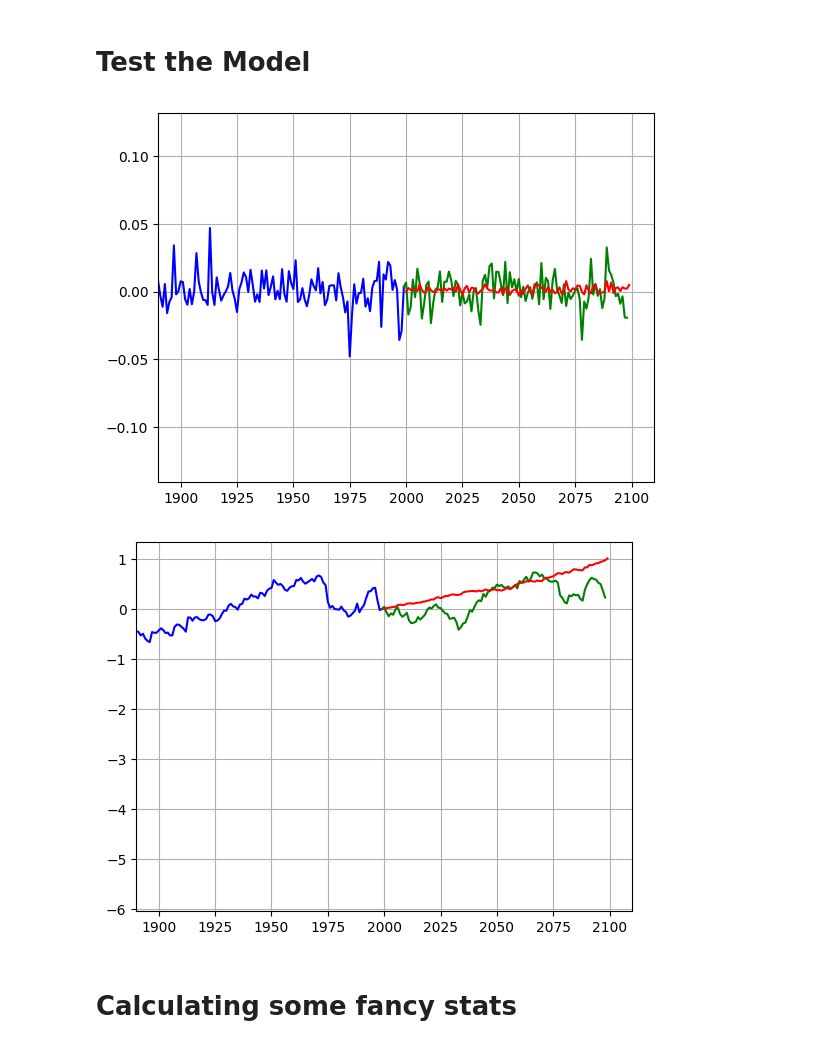
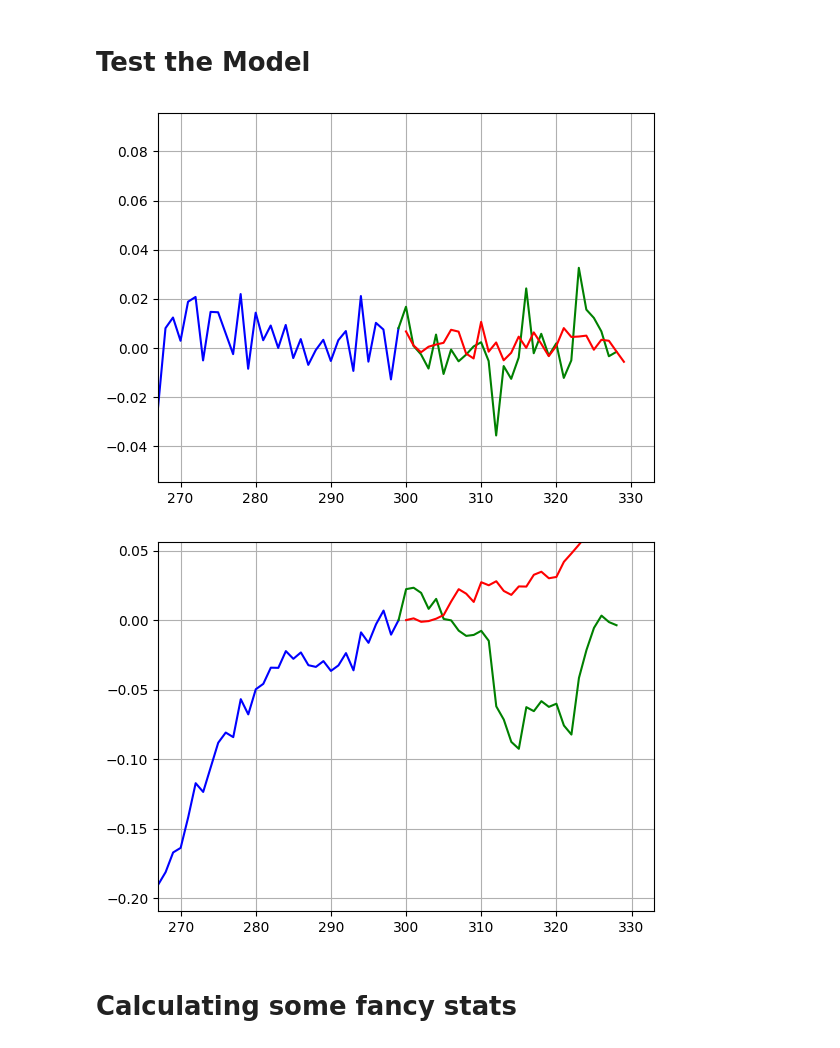
Before and after one commit to FelixCodesTech/Long-Term-Stock-Prediction, a Jupyter notebook: main.ipynb, the cells around one changed output. Cells and saved outputs as stored; diff of their text form; code cells hidden in the pictures.

```diff
--- a/main.ipynb
+++ b/main.ipynb
@@ -8,3 +8,6 @@ from matplotlib import pyplot as plt
 from sklearn.model_selection import train_test_split
 from sklearn.neural_network import MLPRegressor
 from sklearn.metrics import mean_squared_error
+# %%
+data = getRelativeStockData('AAPL', '2020-01-01')
+scrollData(data).columns
@@ -74,21 +120,24 @@ def unrelativizeDataArray(data):
 # Prepare Data
 # %%
 # Get Data for AAPL
-data = getRelativeStockData("AAPL", "2010-1-1", interval="1d")
+data = getRelativeStockData("AAPL", "2020-1-1", interval="1d")
 
 # Some Parameters
-contextWindow=2000
-solutionWindow=100
+contextWindow=300
+solutionWindow=30
 
 # Scroll the data
 data = scrollData(data, contextWindow=contextWindow, solutionWindow=solutionWindow)
+
+# Remove any inf values
+data = data.replace([np.inf, -np.inf], np.nan).dropna()
 
 # Split the data into training and testing data
 train, test = train_test_split(data, test_size=0.1)
 
 # Columns for the context and solution windows
-contextColumns = [f"Context{-i}" for i in range(contextWindow)]
-solutionColumns = [f"Solution{i+1}" for i in range(solutionWindow)]
+contextColumns = data.columns[solutionWindow:]
+solutionColumns = data.columns[:solutionWindow]
 
 # Split X and y
 X_train = train[contextColumns]
@@ -103,7 +152,7 @@ y_test = test[solutionColumns]
 # %%
 # Making the MLP model
 # model = MLPRegressor(hidden_layer_sizes=(1), max_iter=100, verbose=True)
-model = MLPRegressor(hidden_layer_sizes=(100, 100, 100, 100, 100), activation='relu', solver='adam', alpha=0.0001, learning_rate='constant', learning_rate_init=0.001, verbose=True)
+model = MLPRegressor(hidden_layer_sizes=(250, 50, 250, 10), activation='relu', solver='adam', alpha=0.0001, learning_rate='constant', learning_rate_init=0.001, verbose=True, tol=0.000000001, max_iter=500)
 
 
 # Train the model
@@ -130,7 +181,7 @@ MLPRegressor(hidden_layer_sizes=(100, 100, 100, 100, 100), verbose=True)
 # Test the Model
 # %%
 # Get the x'th data point for testing
-whereToPredict = 1 # points before end
+whereToPredict = 5 # points before end
 contextToPredict = data[contextColumns][-1-whereToPredict:-whereToPredict]
 solutionToPredict = data[solutionColumns][-1-whereToPredict:-whereToPredict]
 
@@ -139,7 +190,7 @@ predicitons = model.predict(contextToPredict)
 
 
 # Make the data usefull (reversing etc.)
-plottedContext = contextToPredict.values[0][::-1].reshape(-1, 1)
+plottedContext = contextToPredict.iloc[:, 3*contextWindow:4*contextWindow].values[0][::-1].reshape(-1, 1)
 plottedSolution = solutionToPredict.values.reshape(-1, 1)
 plottedPredictions = predicitons.reshape(-1, 1)
 
@@ -157,32 +208,32 @@ plt.xlim(len(unrelativizeDataArray(plottedContext))-len(unrelativizeDataArray(pl
 
 plt.grid()
 # %% [output]
-[figure, old version]
+[figure, new version]
 # %%
 # Plot the data in green, red, blue
 plt.plot(unrelativizeDataArray(plottedContext) - unrelativizeDataArray(plottedContext)[-1], "blue")
 
 x_values = range(contextWindow - 1, contextWindow + len(plottedSolution) - 1)
 y_values = unrelativizeDataArray(plottedSolution) * (unrelativizeDataArray(plottedContext)[-1] + 1)
 plt.plot(x_values, y_values , "green")
 
 x_values = range(contextWindow, contextWindow + len(plottedPredictions))
 y_values = unrelativizeDataArray(plottedPredictions) * (unrelativizeDataArray(plottedContext)[-1] + 1)
 plt.plot(x_values, y_values, "red")
 
 # Set the x-axis range to zoom from ... to ...
 xlim = len(unrelativizeDataArray(plottedContext))-len(unrelativizeDataArray(plottedPredictions))*1.1, len(unrelativizeDataArray(plottedContext)) + len(unrelativizeDataArray(plottedPredictions)) * 1.1
 plt.xlim(xlim)
 
 # Set the y-axis range to zoom from the minimum to the maximum of all values visible in the plot
 allValuesInPlot = np.append(unrelativizeDataArray(plottedPredictions), unrelativizeDataArray(plottedSolution))
 allValuesInPlot = np.append(allValuesInPlot, (unrelativizeDataArray(plottedContext) - unrelativizeDataArray(plottedContext)[-1])[int(xlim[0]):int(xlim[1])])
 
-# plt.ylim(min(allValuesInPlot)*1.1, max(allValuesInPlot)*1.1)
+plt.ylim(min(allValuesInPlot)*1.1, max(allValuesInPlot)*1.1)
 
 plt.grid()
 # %% [output]
-[figure, old version]
+[figure, new version]
 # %% [markdown]
 # Calculating some fancy stats
 # %%
```
Also changed, not shown: parts of 5 cells of this notebook, 1 other file.
